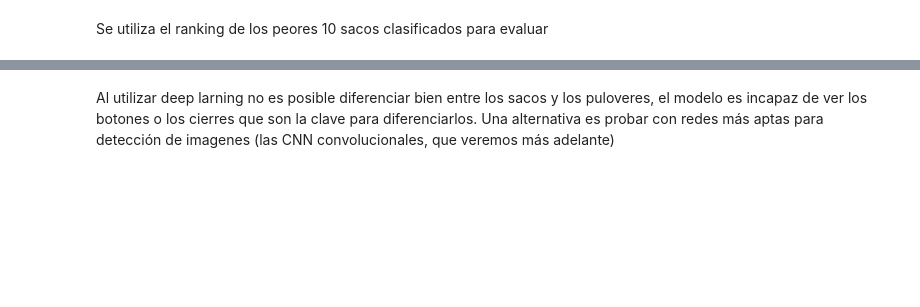
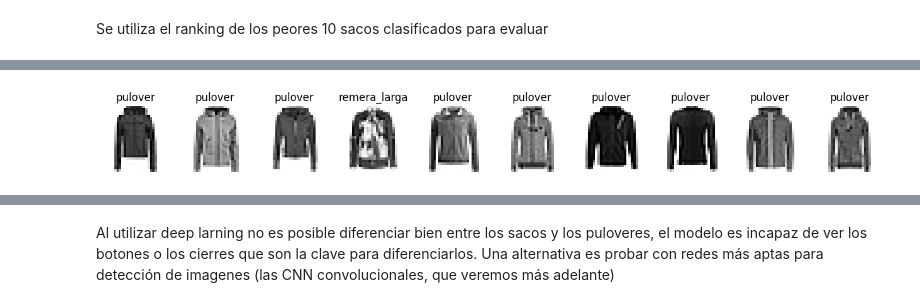
Before and after one commit to 26708724/redes_profundas_python, a Jupyter notebook: ejercicios_practica/1_fashion_dnn.ipynb, the cells around one changed output, grey strips where cells are left out. Cells and saved outputs as stored; diff of their text form; code cells hidden in the pictures; blank space fills up the shorter version.

```diff
--- a/ejercicios_practica/1_fashion_dnn.ipynb
+++ b/ejercicios_practica/1_fashion_dnn.ipynb
@@ -433,8 +433,22 @@ array([2, 2, 2, 6, 4, 2, 4, 2, 2, 2])
 # %%
 # Alumno: Dibujar las imagenes del dataset X_test correspondiente
 # a los IDs de los sacos especificados y colocar arriba de cada imagen
 # lo que el modelo predijo
 # Utilizar "category_list" para transformar el número a la categoría
+
+fig = plt.figure(figsize=(16, 9))
+
+c = 0
+
+for i in rank_saco:
+  ax = fig.add_subplot(1, 10, c+1)
+  ax.axis("off")
+  ax.imshow(X_test_norm[i], cmap="Greys")
+  ax.set_title(category_list[y_hat_peores[c]])
+  c += 1
+plt.show()
+# %% [output]
+[figure, added]
 # %% [markdown]
 # Conclusión
 <img src="https://raw.githubusercontent.com/InoveAlumnos/dataset_analytics_python/master/images/Pipeline7.png" width="1000" align="middle">
```
Also changed, not shown: parts of 12 cells of this notebook.
